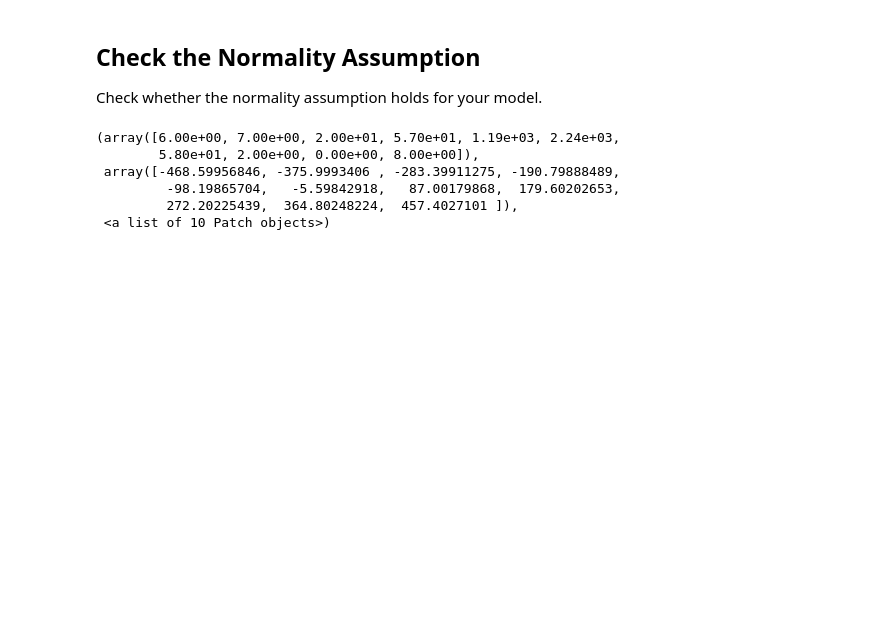
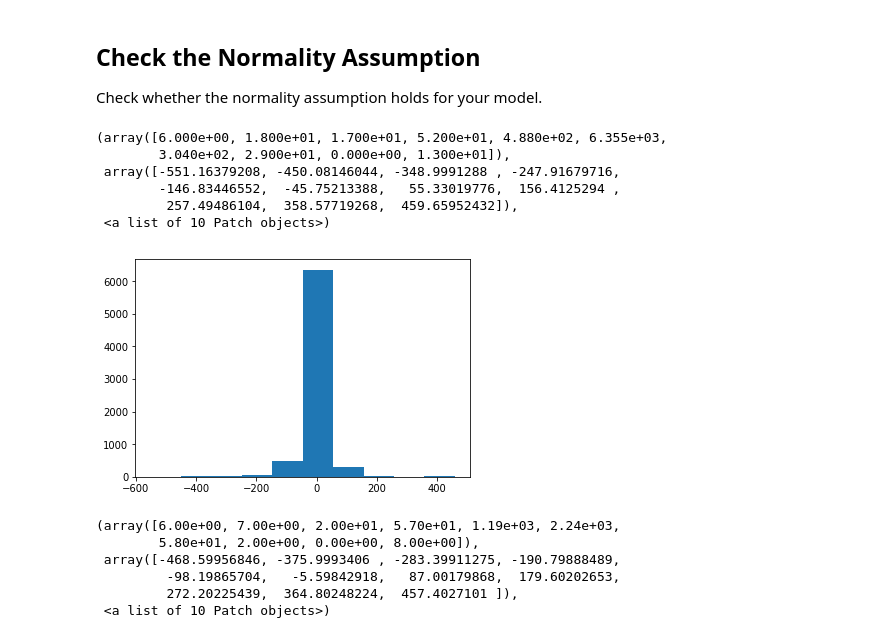
Before and after one commit to npschafer/dsc-modeling-your-data-lab-houston-ds-042219, a Jupyter notebook: index.ipynb, the cells around one changed output. Drawn from its saved outputs; the diff is of its cells as text; code cells hidden in the pictures; blank space fills up the shorter version.

```diff
--- a/index.ipynb
+++ b/index.ipynb
@@ -424,6 +424,16 @@ strong multicollinearity problems or that the design matrix is singular.
 ## Check the Normality Assumption
 
 Check whether the normality assumption holds for your model.
+# %%
+plt.hist(model.predict(exog=X_train)-y_train)
+# %% [output]
+(array([6.000e+00, 1.800e+01, 1.700e+01, 5.200e+01, 4.880e+02, 6.355e+03,
+        3.040e+02, 2.900e+01, 0.000e+00, 1.300e+01]),
+ array([-551.16379208, -450.08146044, -348.9991288 , -247.91679716,
+        -146.83446552,  -45.75213388,   55.33019776,  156.4125294 ,
+         257.49486104,  358.57719268,  459.65952432]),
+ <a list of 10 Patch objects>)
+[figure, added]
 # %%
 plt.hist(model.predict(exog=X_test)-y_test)
 # %% [output]
```
